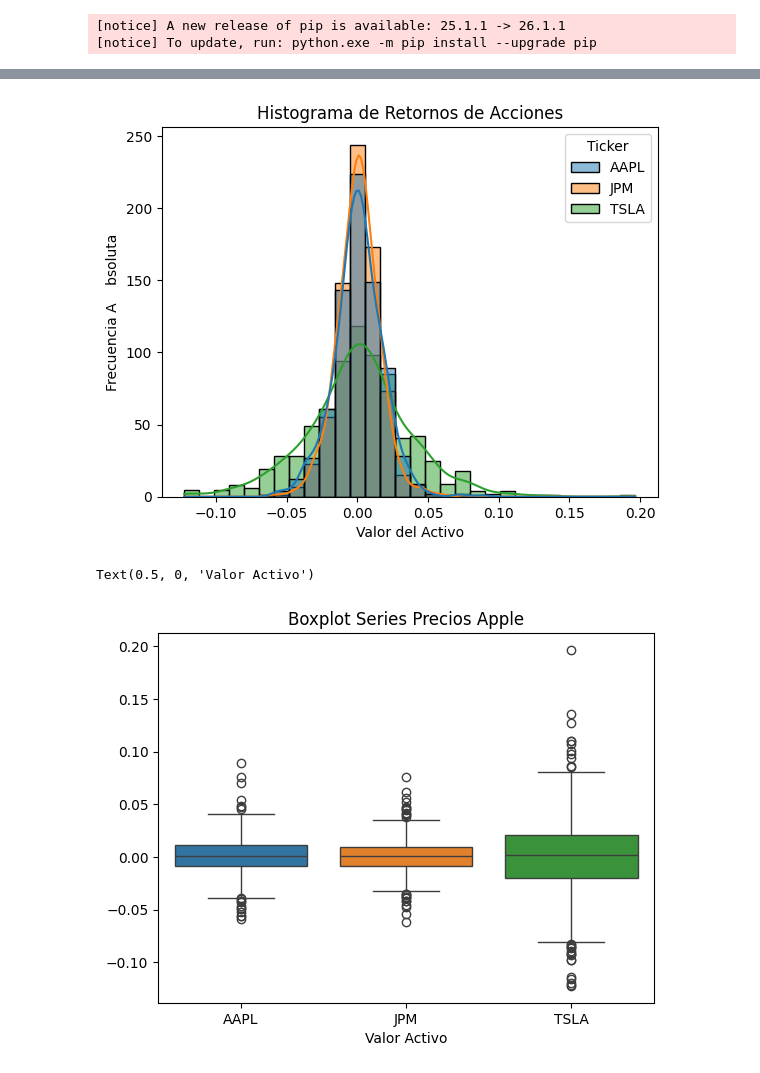
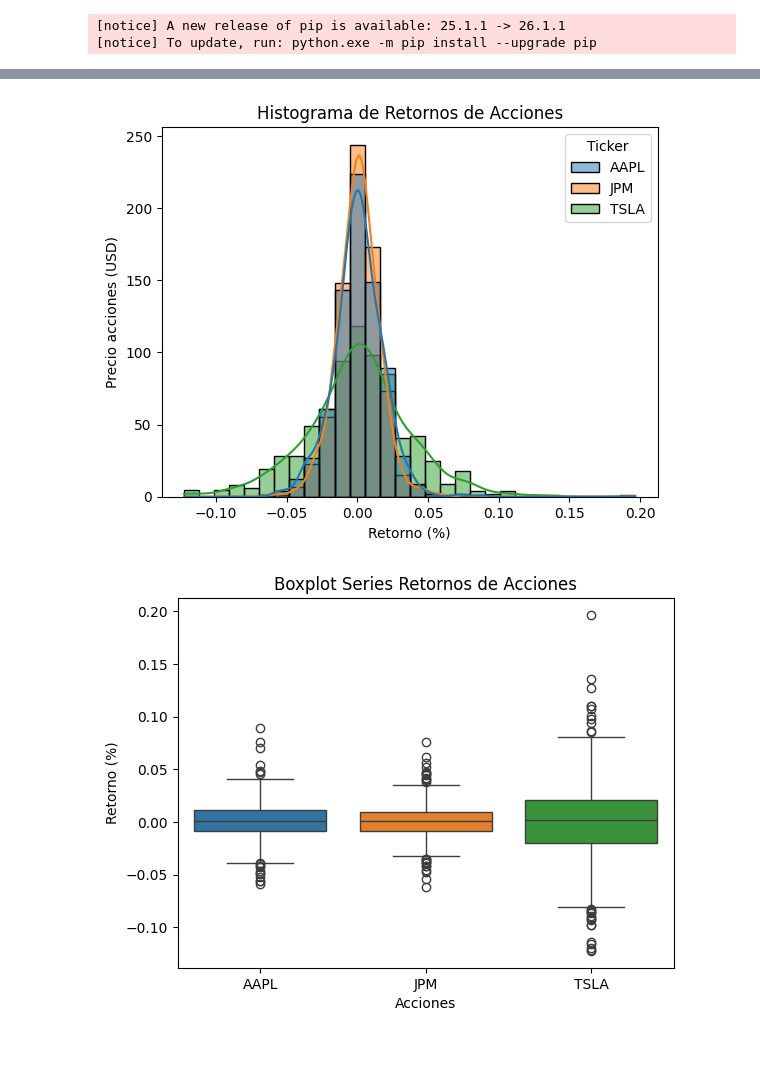
Before and after one commit to Felipe-Lopez-Vergara/ds_finance_-Lopez-, a Jupyter notebook: notebooks/HW_Sesion_1.ipynb, the cells around one changed output, grey strips where cells are left out. Saved outputs shown, nothing was run; the diff lists cells and outputs as text; code cells hidden in the pictures.

```diff
--- a/notebooks/HW_Sesion_1.ipynb
+++ b/notebooks/HW_Sesion_1.ipynb
@@ -219,15 +200,16 @@ plt.show()
 # %%
 sns.histplot(df_retornos, bins = 30, kde = True)
 plt.title("Histograma de Retornos de Acciones")
-plt.xlabel("Valor del Activo")
-plt.ylabel("Frecuencia A    bsoluta")
+plt.xlabel("Retorno (%)")
+plt.ylabel("Precio acciones (USD)")
 plt.show()
 # %% [output]
-[figure, old version]
+[figure, new version]
 # %%
 sns.boxplot(df_retornos, orient = 'v')
-plt.title("Boxplot Series Precios Apple")
-plt.xlabel("Valor Activo")
+plt.title("Boxplot Series Retornos de Acciones")
+plt.xlabel("Acciones")
+plt.ylabel("Retorno (%)")
+plt.show()
 # %% [output]
-Text(0.5, 0, 'Valor Activo')
-[figure, old version]
+[figure, new version]
```
Also changed, not shown: parts of 9 cells of this notebook.
